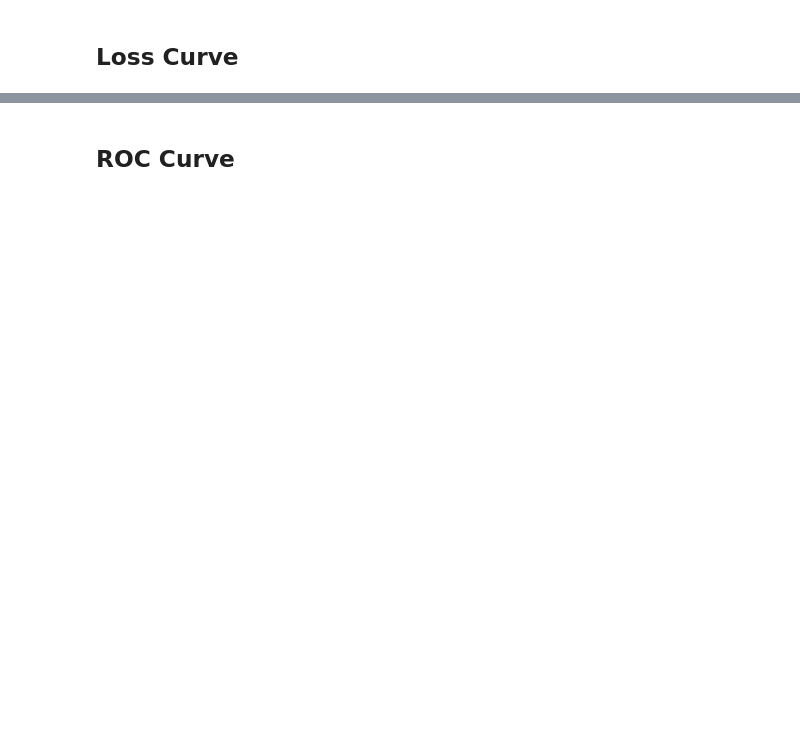
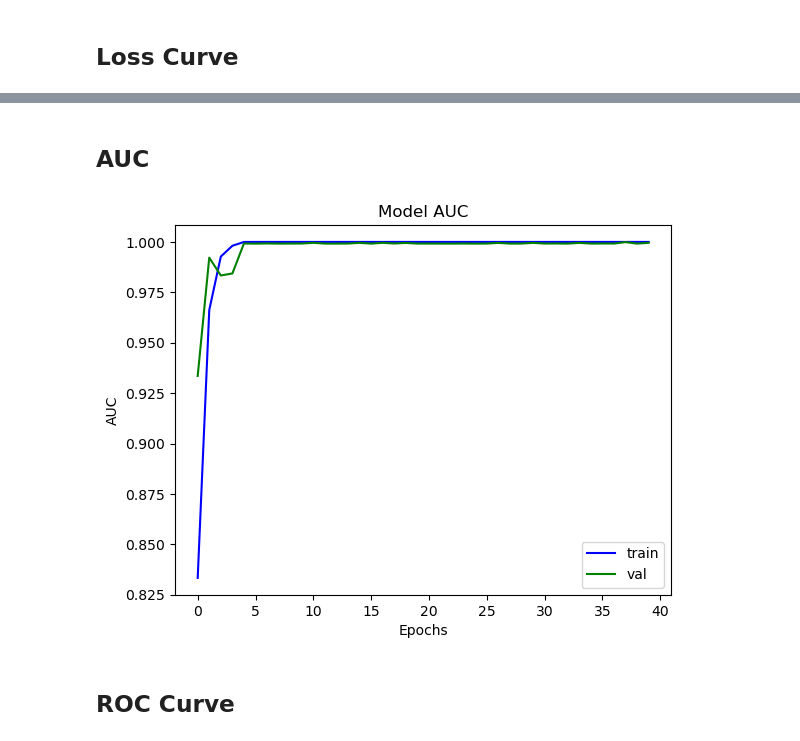
Before and after one commit to MarzukaaZaki/alzheimers-classification-modified-ADDNet, a Jupyter notebook: ADD-Net.ipynb, the cells around one changed output, grey strips where cells are left out. Drawn from its saved outputs; the diff is of its cells as text; code cells hidden in the pictures; blank space fills up the shorter version.

```diff
--- a/ADD-Net.ipynb
+++ b/ADD-Net.ipynb
@@ -423,3 +450,15 @@ plt.show()
+# %% [markdown]
+## AUC
+# %%
+plt.plot(history.history['auc'], 'b')
+plt.plot(history.history['val_auc'], 'g')
+plt.title("Model AUC")
+plt.xlabel("Epochs")
+plt.ylabel("AUC")
+plt.legend(["train", "val"])
+plt.show()
+# %% [output]
+[figure, added]
 # %% [markdown]
 ## ROC Curve
 # %%
```
Also changed, not shown: parts of 11 cells of this notebook.
